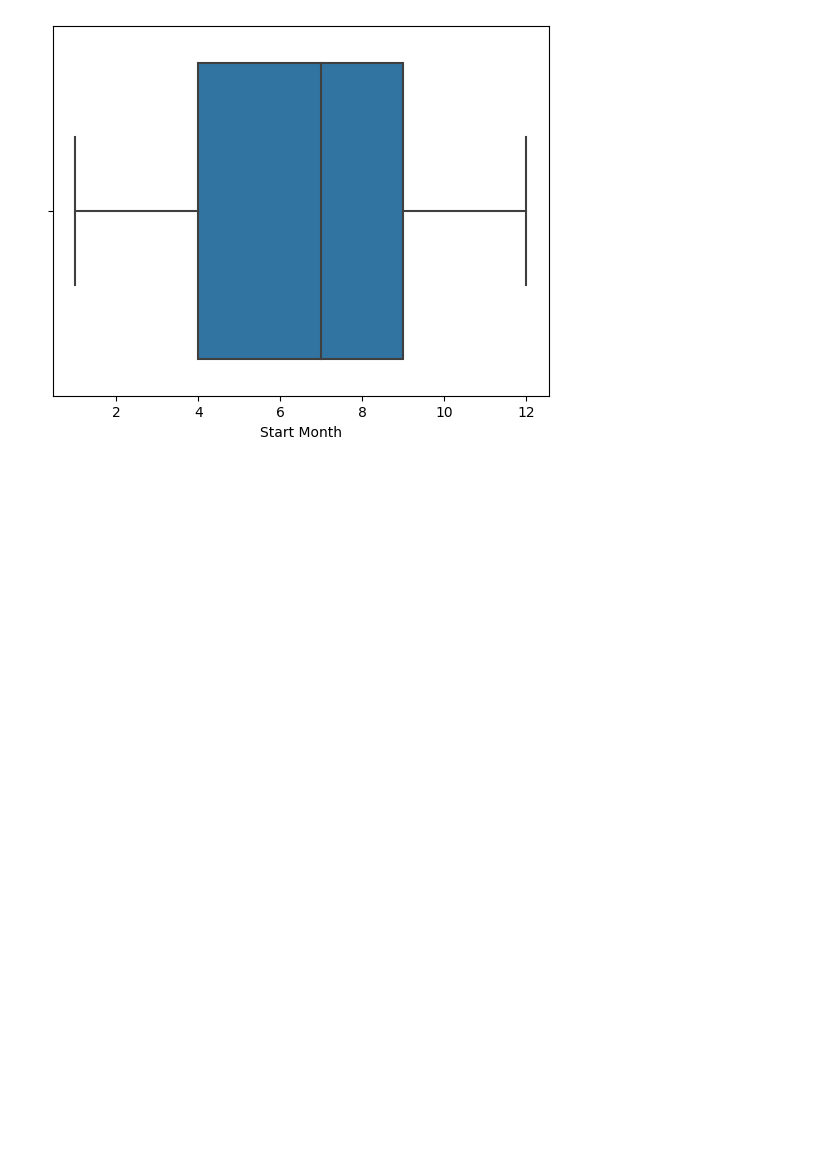
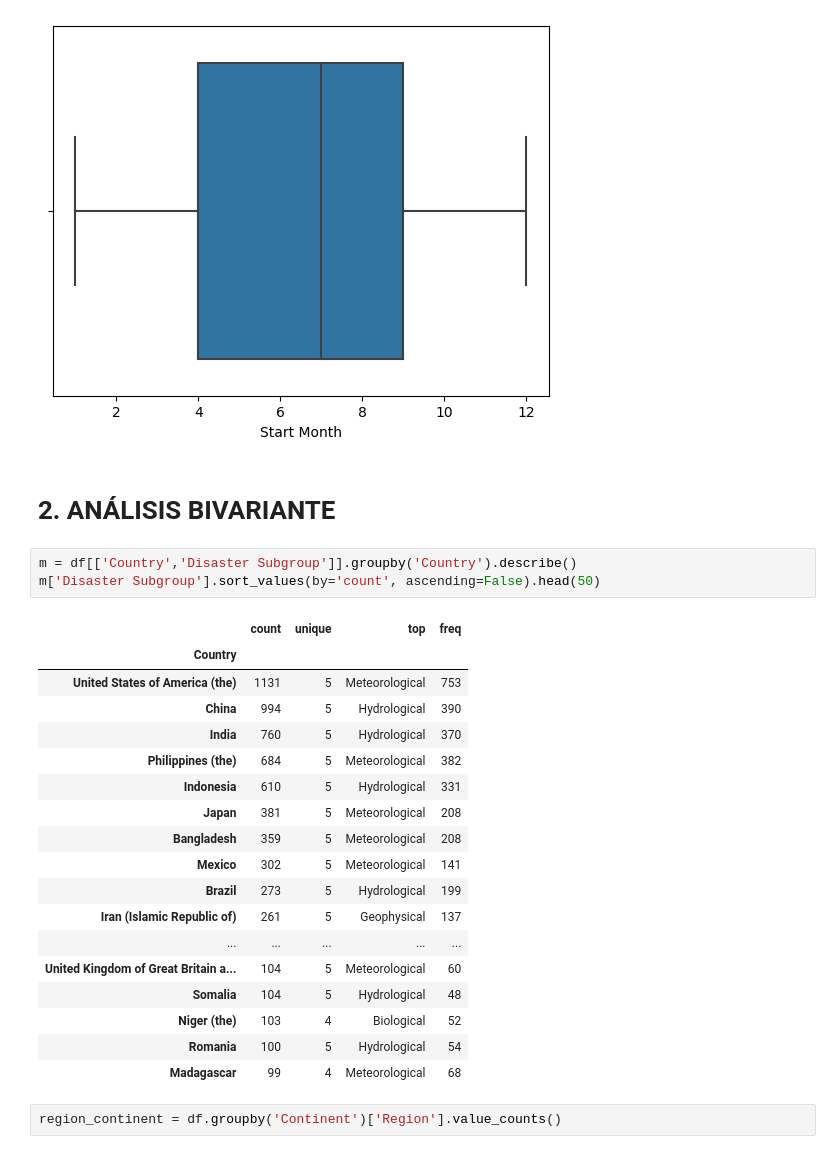
Before and after one commit to AleDataAnalyst/grupo2_desastresnaturales, a Jupyter notebook: Notebooks/01LimpiarDatos/01_Ele_ReducirColumnas.ipynb, the cells around one changed output. Drawn from its saved outputs; the diff is of its cells as text; blank space fills up the shorter version.

Commit message:
analisis bivariante

```diff
--- a/Notebooks/01LimpiarDatos/01_Ele_ReducirColumnas.ipynb
+++ b/Notebooks/01LimpiarDatos/01_Ele_ReducirColumnas.ipynb
@@ -473,3 +480,29 @@ sns.boxplot(data=df, x='Start Month')
 # %% [output]
 <Axes: xlabel='Start Month'>
 [figure]
+# %% [markdown]
+# 2. ANÁLISIS BIVARIANTE
+# %%
+m = df[['Country','Disaster Subgroup']].groupby('Country').describe()
+m['Disaster Subgroup'].sort_values(by='count', ascending=False).head(50)
+# %% [output]
+|  | count | unique | top | freq |
+| Country |  |  |  |  |
+| United States of America (the) | 1131 | 5 | Meteorological | 753 |
+| China | 994 | 5 | Hydrological | 390 |
+| India | 760 | 5 | Hydrological | 370 |
+| Philippines (the) | 684 | 5 | Meteorological | 382 |
+| Indonesia | 610 | 5 | Hydrological | 331 |
+| Japan | 381 | 5 | Meteorological | 208 |
+| Bangladesh | 359 | 5 | Meteorological | 208 |
+| Mexico | 302 | 5 | Meteorological | 141 |
+| Brazil | 273 | 5 | Hydrological | 199 |
+| Iran (Islamic Republic of) | 261 | 5 | Geophysical | 137 |
+| ... | ... | ... | ... | ... |
+| United Kingdom of Great Britain a... | 104 | 5 | Meteorological | 60 |
+| Somalia | 104 | 5 | Hydrological | 48 |
+| Niger (the) | 103 | 4 | Biological | 52 |
+| Romania | 100 | 5 | Hydrological | 54 |
+| Madagascar | 99 | 4 | Meteorological | 68 |
+# %%
+region_continent = df.groupby('Continent')['Region'].value_counts()
```
Also changed, not shown: parts of 3 cells of this notebook, 1 other file.
